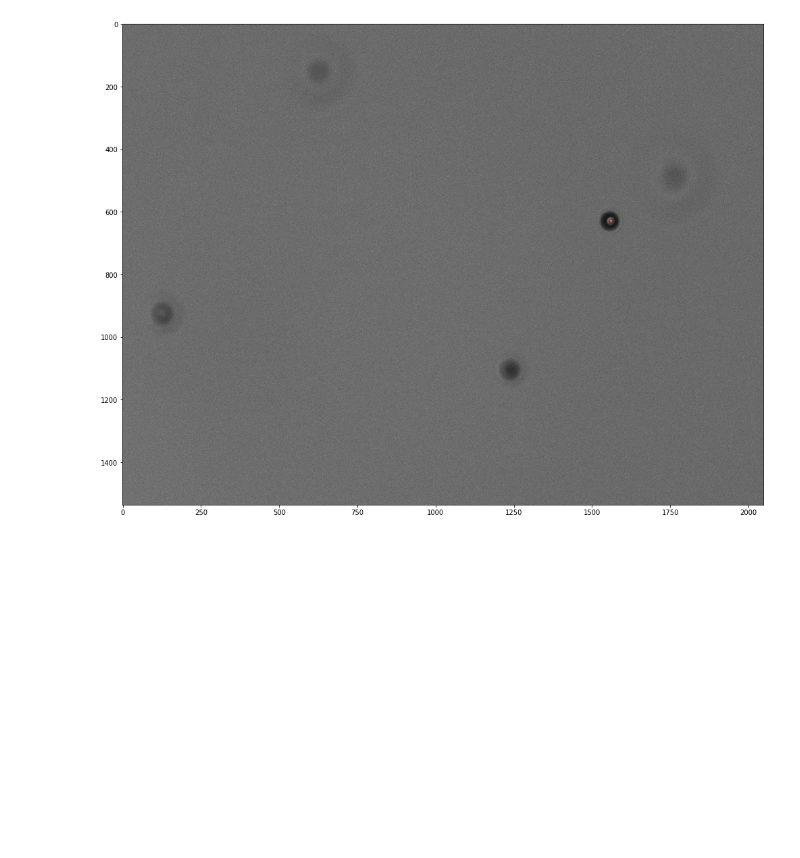
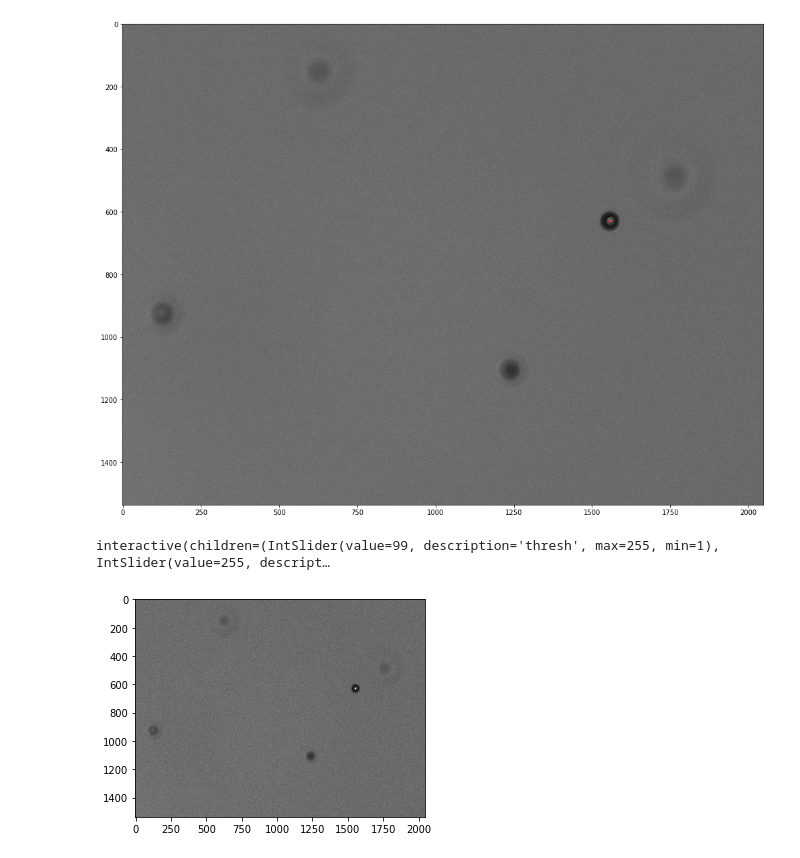
Before and after one commit to Niloo1371/Finding_droplets, a Jupyter notebook: Preprocessing/Preprocess.ipynb, the cells around one changed output. Drawn from its saved outputs; the diff is of its cells as text; code cells hidden in the pictures; blank space fills up the shorter version.

Commit message:
Started to play with Thresholds. Results are not so great.

```diff
--- a/Preprocessing/Preprocess.ipynb
+++ b/Preprocessing/Preprocess.ipynb
@@ -199,3 +199,38 @@ plt.scatter(x, y, c='red',s=5)  # test to see where te centers are
 # %% [output]
 <matplotlib.collections.PathCollection at 0x...>
 [figure]
+# %%
+def param_test(in_img, thresh=99, maxval=255):
+
+    in_img_gray = cv2.cvtColor(
+        in_img, cv2.COLOR_BGR2GRAY)  # grayscale concversion
+
+    ret, thresh_img = cv2.threshold(gray, thresh, maxval,cv2.THRESH_BINARY_INV)#,cv2.THRESH_BINARY_INV +cv2.THRESH_OTSU)
+
+    plt.figure(figsize=(10, 10))
+    plt.imshow(cv2.cvtColor(thresh_img, cv2.COLOR_BGR2RGB), cmap='gray_r')
+    return thresh_img
+
+
+directory = 'Test_Images/'  # Directory where image is
+# file_name = '1.5mm_53.6ul_254.5kHz'  # file name # Straight train
+# file_name = '26.5mm_53.6ul_254.5kHz-02122020182515-19' #Further out, not a nice train
+# file_name = '26.5mm_53.6ul_254.5kHz-02122020182514-13' # 3 sharp, some not in focus
+file_name = '39.0mm_53.6ul_254.5kHz-02122020190603-1186'  # 1 sharp
+
+
+file_type = 'png'
+# The zero means that it will load in grayscale only
+in_img = cv2.imread('{0}{1}.{2}'.format(directory, file_name, file_type))
+
+plt.imshow(cv2.cvtColor(in_img, cv2.COLOR_BGR2RGB), cmap='gray_r')
+
+
+in_img_gray = cv2.cvtColor(in_img, cv2.COLOR_BGR2GRAY)  # grayscale concversion
+
+interactive_plot = interactive(param_test, in_img=fixed(in_img.copy()), thresh=(1, 255), maxval=(
+    0, 255),)
+interactive_plot
+# %% [output]
+interactive(children=(IntSlider(value=99, description='thresh', max=255, min=1), IntSlider(value=255, descript…
+[figure, added]
```
Also changed, not shown: parts of 6 cells of this notebook.
